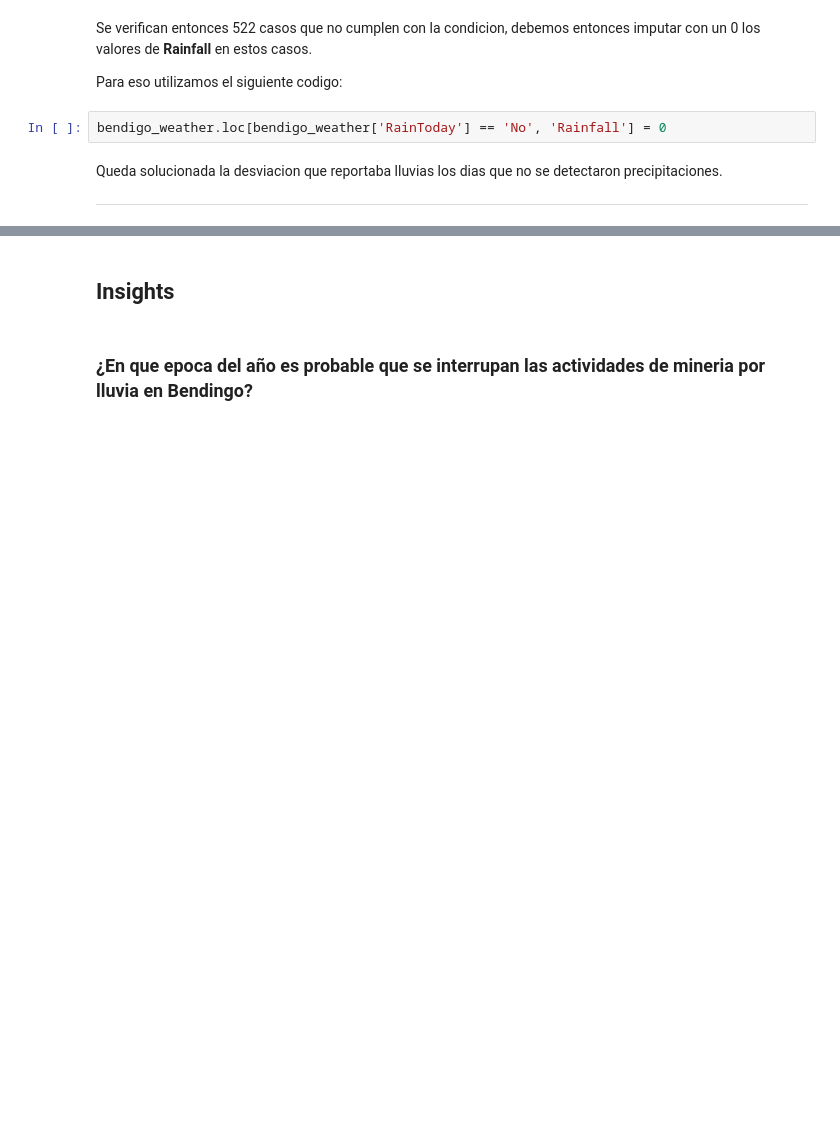
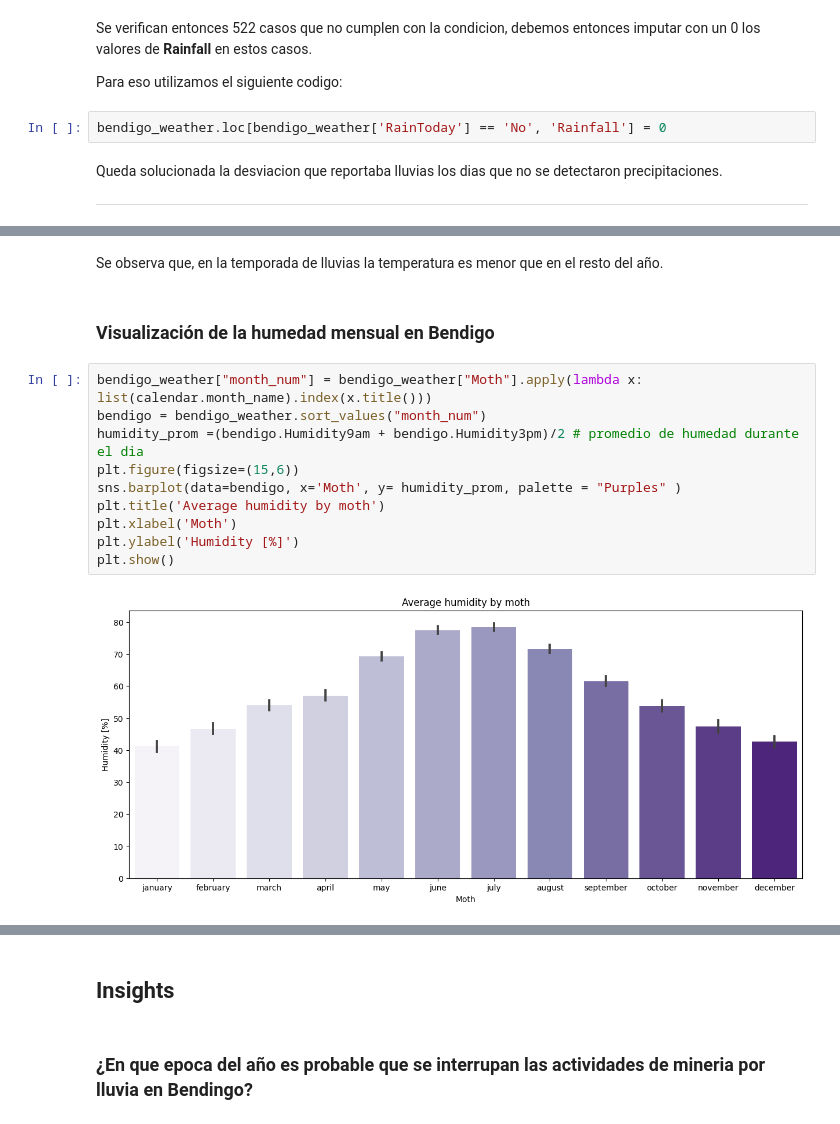
Before and after one commit to Juanmagithb/bendigo, a Jupyter notebook: Desafió_Final_+Juan_+Alegre.ipynb, the cells around one changed output, grey strips where cells are left out. Saved outputs shown, nothing was run; the diff lists cells and outputs as text; blank space fills up the shorter version.

```diff
--- a/Desafió_Final_+Juan_+Alegre.ipynb
+++ b/Desafió_Final_+Juan_+Alegre.ipynb
@@ -158,0 +212,16 @@ Queda solucionada la desviacion que reportaba lluvias los dias que no se detecta
+# %% [markdown]
+Se observa que, en la temporada de lluvias la temperatura es menor que en el resto del año.
+# %% [markdown]
+### Visualización de la humedad mensual en Bendigo
+# %%
+bendigo_weather["month_num"] = bendigo_weather["Moth"].apply(lambda x: list(calendar.month_name).index(x.title()))
+bendigo = bendigo_weather.sort_values("month_num")
+humidity_prom =(bendigo.Humidity9am + bendigo.Humidity3pm)/2 # promedio de humedad durante el dia
+plt.figure(figsize=(15,6))
+sns.barplot(data=bendigo, x='Moth', y= humidity_prom, palette = "Purples" )
+plt.title('Average humidity by moth')
+plt.xlabel('Moth')
+plt.ylabel('Humidity [%]')
+plt.show()
+# %% [output]
+[figure, added]
```
Also changed, not shown: parts of 20 cells of this notebook.
